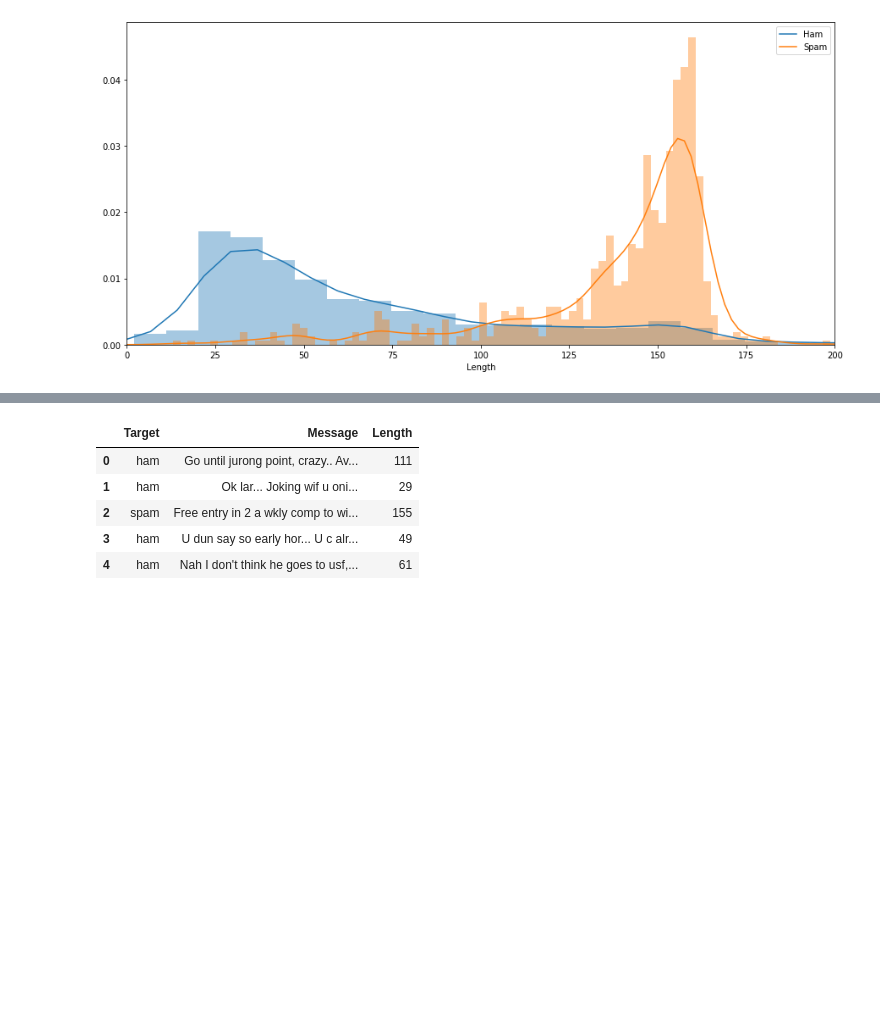
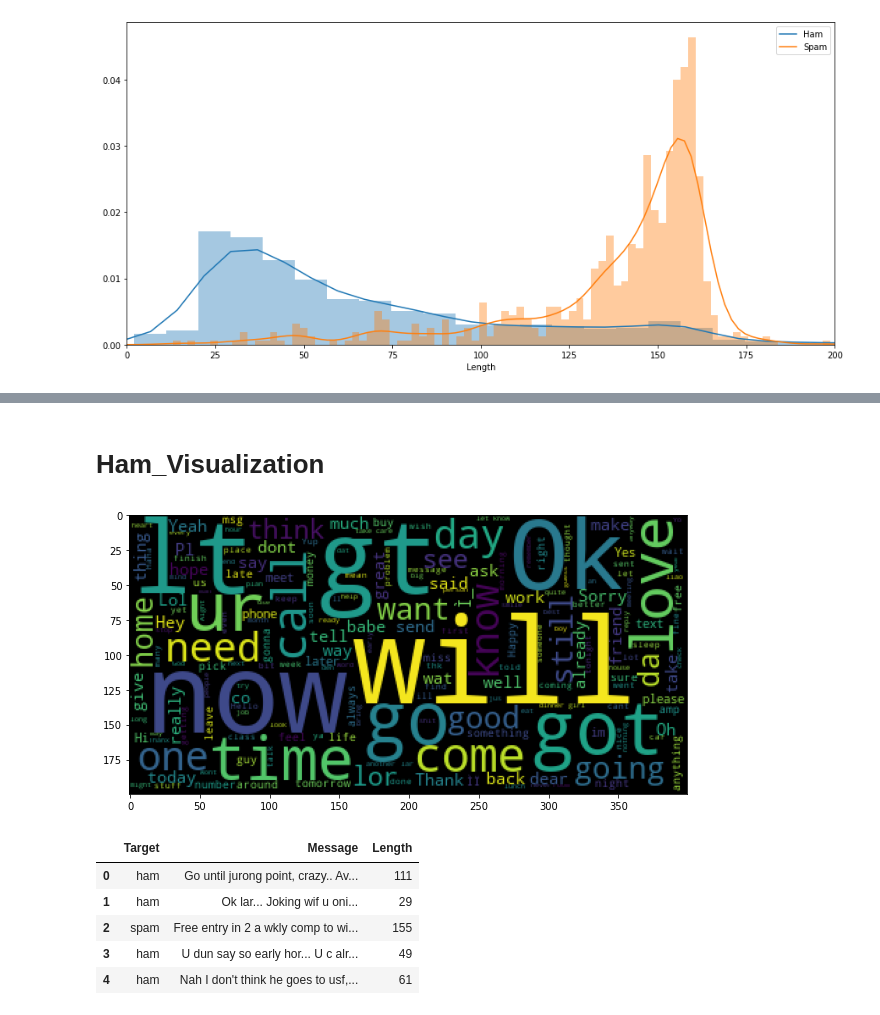
Before and after one commit to nourdugha/nlp, a Jupyter notebook: script/Mini_Project NLP.ipynb, the cells around one changed output, grey strips where cells are left out. Saved outputs shown, nothing was run; the diff lists cells and outputs as text; code cells hidden in the pictures; blank space fills up the shorter version.

```diff
--- a/script/Mini_Project NLP.ipynb
+++ b/script/Mini_Project NLP.ipynb
@@ -70,3 +83,14 @@ sns.distplot(dataset.loc[dataset["Target"]=="spam"]["Length"],kde_kws={"label":"
+# %% [markdown]
+# Ham_Visualization
+# %%
+ham_list=dataset[dataset["Target"] == "ham"]["Message"].unique().tolist()
+ham=" ".join(ham_list)
+ham_wordcloud=WordCloud().generate(ham)
+plt.figure(figsize=(10,8))
+plt.imshow(ham_wordcloud)
+plt.show()
+# %% [output]
+[figure, added]
 # %%
 data1=dataset.copy()
 data1.head()
```
Also changed, not shown: parts of 41 cells of this notebook.
